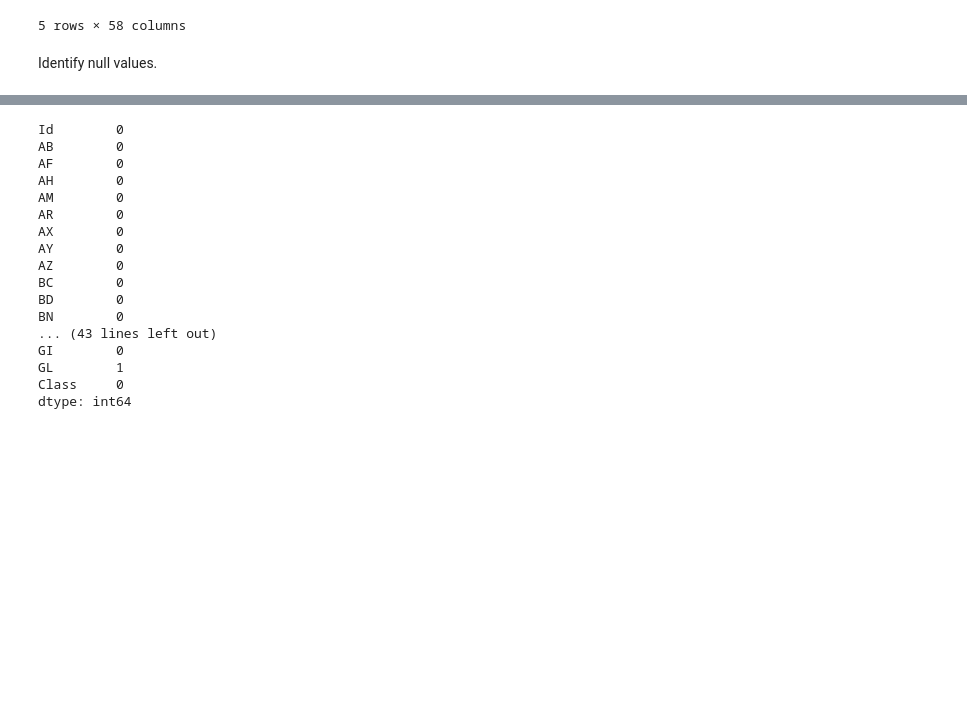
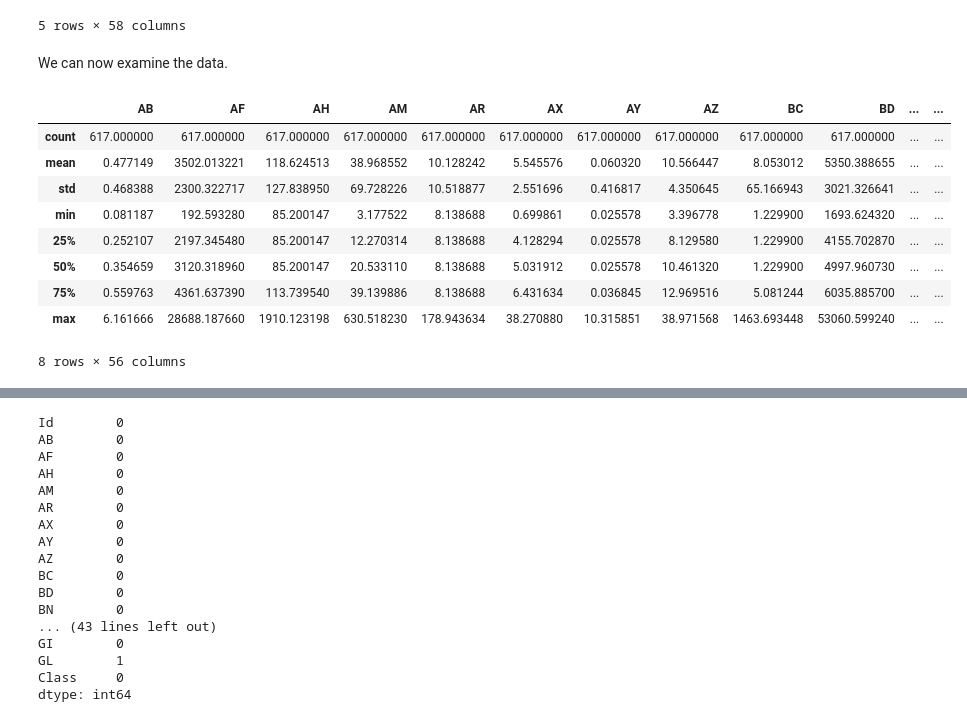
Before and after one commit to programmer-ke/icr-age-related-kaggle-competition, a Jupyter notebook: notebooks/baseline.ipynb, the cells around one changed output, grey strips where cells are left out. Saved outputs shown, nothing was run; the diff lists cells and outputs as text; code cells hidden in the pictures; blank space fills up the shorter version.

```diff
--- a/notebooks/baseline.ipynb
+++ b/notebooks/baseline.ipynb
@@ -41,4 +45,17 @@ df_train.head()
 | 4 | 044fb8a146ec | 0.380297 | 3733.04844 | 85.200147 | 14.103738 | 8.138688 | 3.942255 | 0.054810 | 3.396778 | 102.151980 | ... | ... |
 5 rows × 58 columns
 # %% [markdown]
-Identify null values.
+We can now examine the data.
+# %%
+df_train.describe()
+# %% [output]
+|  | AB | AF | AH | AM | AR | AX | AY | AZ | BC | BD | ... | ... |
+| count | 617.000000 | 617.000000 | 617.000000 | 617.000000 | 617.000000 | 617.000000 | 617.000000 | 617.000000 | 617.000000 | 617.000000 | ... | ... |
+| mean | 0.477149 | 3502.013221 | 118.624513 | 38.968552 | 10.128242 | 5.545576 | 0.060320 | 10.566447 | 8.053012 | 5350.388655 | ... | ... |
+| std | 0.468388 | 2300.322717 | 127.838950 | 69.728226 | 10.518877 | 2.551696 | 0.416817 | 4.350645 | 65.166943 | 3021.326641 | ... | ... |
+| min | 0.081187 | 192.593280 | 85.200147 | 3.177522 | 8.138688 | 0.699861 | 0.025578 | 3.396778 | 1.229900 | 1693.624320 | ... | ... |
+| 25% | 0.252107 | 2197.345480 | 85.200147 | 12.270314 | 8.138688 | 4.128294 | 0.025578 | 8.129580 | 1.229900 | 4155.702870 | ... | ... |
+| 50% | 0.354659 | 3120.318960 | 85.200147 | 20.533110 | 8.138688 | 5.031912 | 0.025578 | 10.461320 | 1.229900 | 4997.960730 | ... | ... |
+| 75% | 0.559763 | 4361.637390 | 113.739540 | 39.139886 | 8.138688 | 6.431634 | 0.036845 | 12.969516 | 5.081244 | 6035.885700 | ... | ... |
+| max | 6.161666 | 28688.187660 | 1910.123198 | 630.518230 | 178.943634 | 38.270880 | 10.315851 | 38.971568 | 1463.693448 | 53060.599240 | ... | ... |
+8 rows × 56 columns
```
Also changed, not shown: parts of 35 cells of this notebook.
